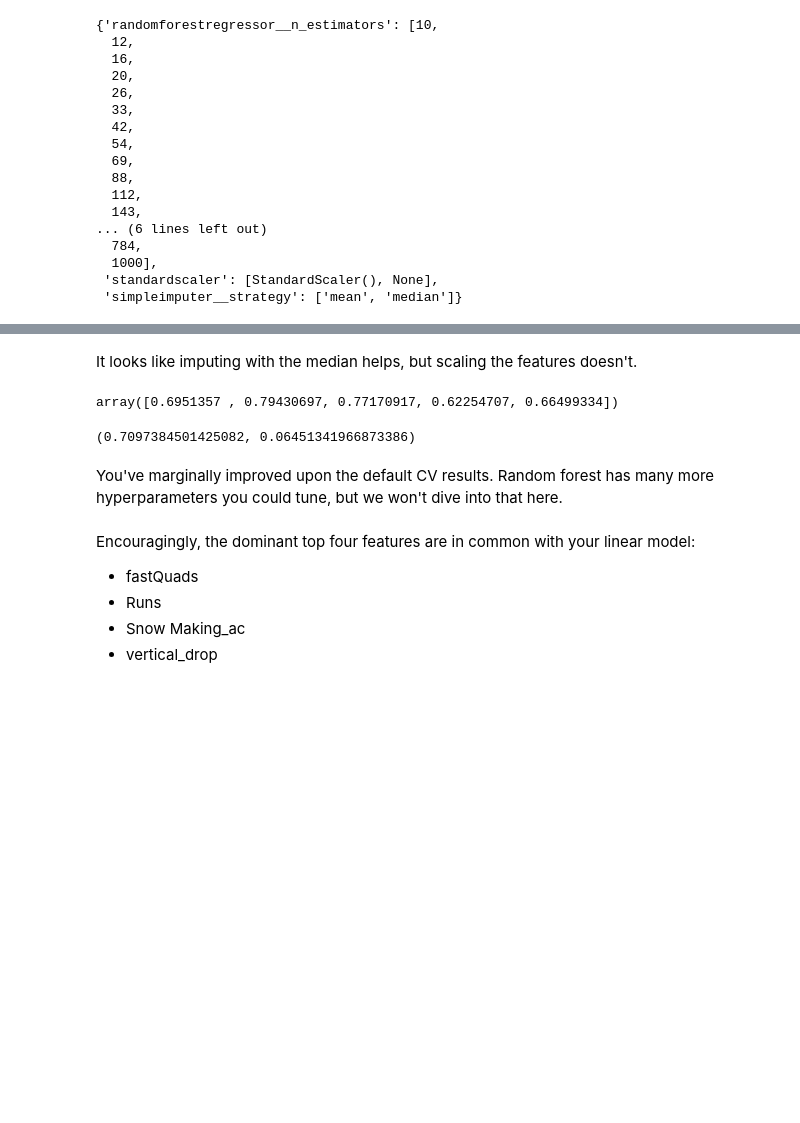
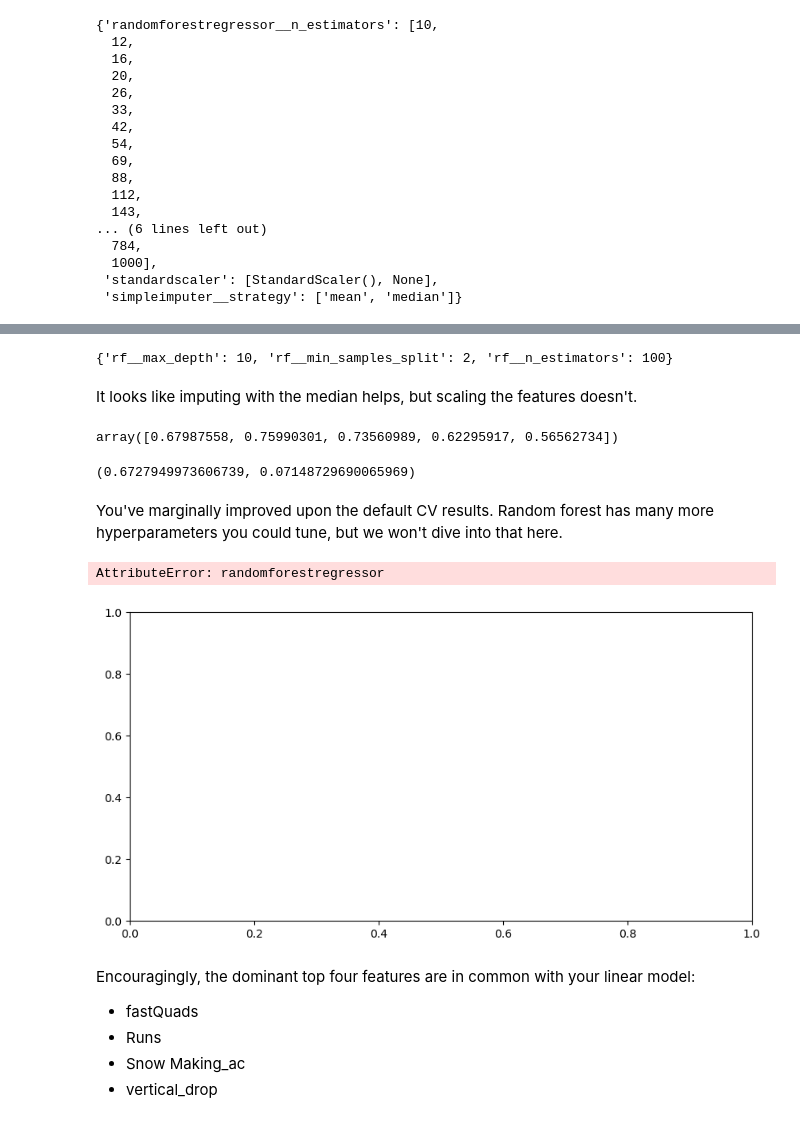
Before and after one commit to npandey472/DataScienceGuidedCapstone, a Jupyter notebook: Notebooks/04_preprocessing_and_training.ipynb, the cells around one changed output, grey strips where cells are left out. Cells and saved outputs as stored; diff of their text form; code cells hidden in the pictures; blank space fills up the shorter version.

Commit message:
Updated file 04_preprocessing_and_training.ipynb' and commiting the changes to github

```diff
--- a/Notebooks/04_preprocessing_and_training.ipynb
+++ b/Notebooks/04_preprocessing_and_training.ipynb
@@ -974,0 +1007,38 @@ rf_grid_cv.___(___, ___)
+# %%
+#Code task 25#
+#Now call the `GridSearchCV`'s `fit()` method with `X_train` and `y_train` as arguments
+#to actually start the grid search. This may take a minute or two.
+# There are two ways to fix this issue:
+
+
+
+# Option 2: Modify the pipeline to include RandomForestRegressor instead of LinearRegression
+# First, import RandomForestRegressor if not already imported
+from sklearn.ensemble import RandomForestRegressor
+
+# Redefine the pipeline with RandomForestRegressor
+pipe = Pipeline([
+    ('simpleimputer', SimpleImputer(strategy='median')),
+    ('standardscaler', StandardScaler()),
+    ('selectkbest', SelectKBest(score_func=f_regression)),
+    ('rf', RandomForestRegressor())  # Changed from 'linearregression' to 'rf'
+])
+
+# Keep the original param_grid since it's now valid
+param_grid = {
+    'rf__n_estimators': [100, 200],
+    'rf__max_depth': [None, 10, 20],
+    'rf__min_samples_split': [2, 5, 10]
+}
+
+# Then create the GridSearchCV object
+rf_grid_cv = GridSearchCV(
+    pipe,
+    param_grid,
+    cv=5,
+    scoring='neg_mean_squared_error',
+    n_jobs=-1
+)
+
+# Now call the fit method
+rf_grid_cv.fit(X_train, y_train)
@@ -975,7 +1058,9 @@ rf_grid_cv.___(___, ___)
 # %%
 #Code task 26#
 #Print the best params (`best_params_` attribute) from the grid search
-rf_grid_cv.___
+rf_grid_cv.best_params_
+# %% [output]
+{'rf__max_depth': 10, 'rf__min_samples_split': 2, 'rf__n_estimators': 100}
 # %% [markdown]
 It looks like imputing with the median helps, but scaling the features doesn't.
 # %%
@@ -983,27 +1068,30 @@ rf_best_cv_results = cross_validate(rf_grid_cv.best_estimator_, X_train, y_train
 rf_best_scores = rf_best_cv_results['test_score']
 rf_best_scores
 # %% [output]
-array([0.6951357 , 0.79430697, 0.77170917, 0.62254707, 0.66499334])
+array([0.67987558, 0.75990301, 0.73560989, 0.62295917, 0.56562734])
 # %%
 np.mean(rf_best_scores), np.std(rf_best_scores)
 # %% [output]
-(0.7097384501425082, 0.06451341966873386)
+(0.6727949973606739, 0.07148729690065969)
 # %% [markdown]
 You've marginally improved upon the default CV results. Random forest has many more hyperparameters you could tune, but we won't dive into that here.
 # %%
 #Code task 27#
 #Plot a barplot of the random forest's feature importances,
 #assigning the `feature_importances_` attribute of
 #`rf_grid_cv.best_estimator_.named_steps.randomforestregressor` to the name `imps` to then
 #create a pandas Series object of the feature importances, with the index given by the
 #training data column names, sorting the values in descending order
 plt.subplots(figsize=(10, 5))
 imps = rf_grid_cv.best_estimator_.named_steps.randomforestregressor.___
-rf_feat_imps = pd.Series(___, index=X_train.columns).sort_values(ascending=False)
+rf_feat_imps = pd.Series(__, index=X_train.columns).sort_values(ascending=False)
 rf_feat_imps.plot(kind='bar')
 plt.xlabel('features')
 plt.ylabel('importance')
 plt.title('Best random forest regressor feature importances');
+# %% [output]
+AttributeError: randomforestregressor
+[figure, added]
 # %% [markdown]
 Encouragingly, the dominant top four features are in common with your linear model:
 * fastQuads
```
Also changed, not shown: parts of 13 cells of this notebook, 1 other file.
